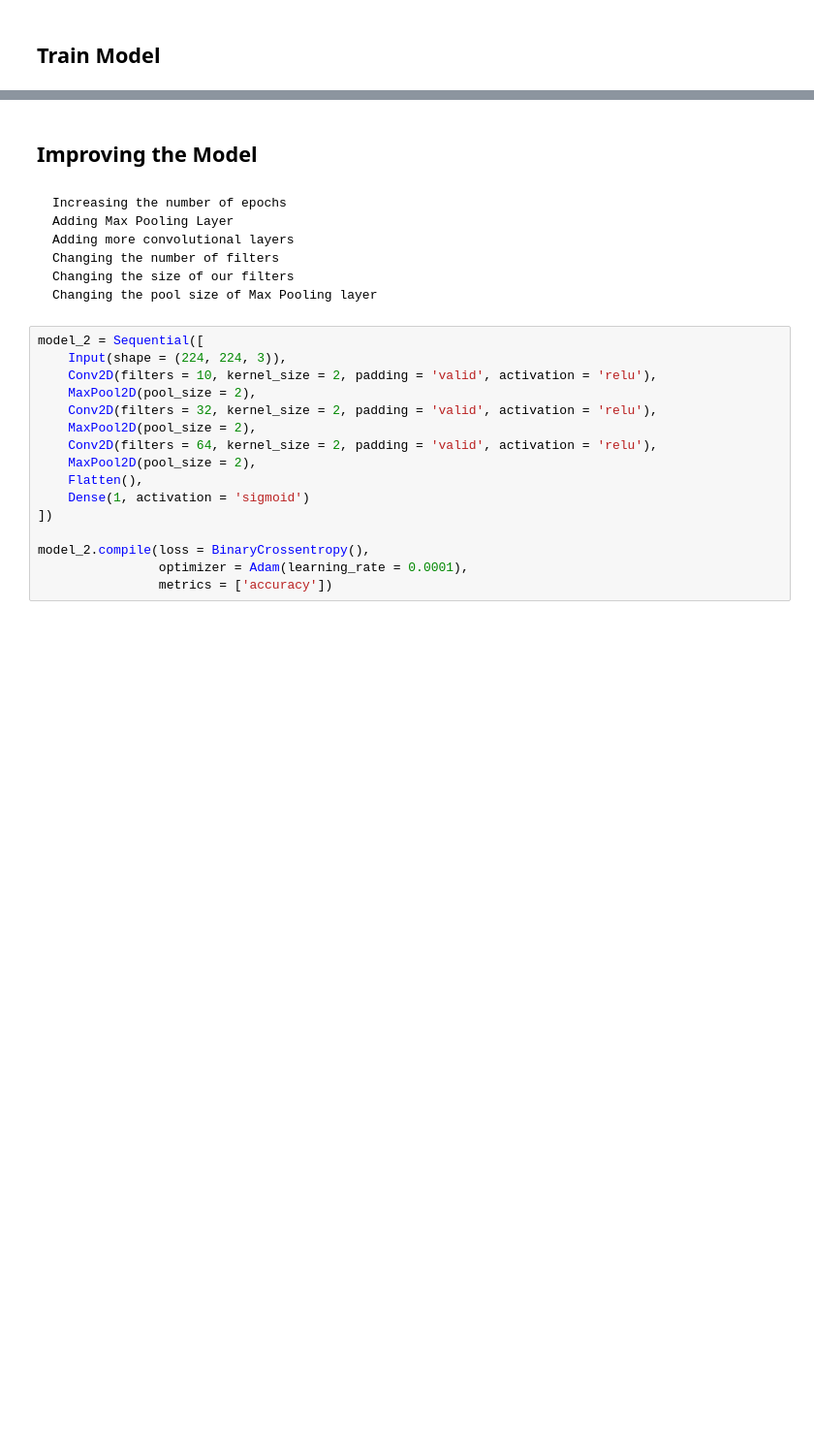
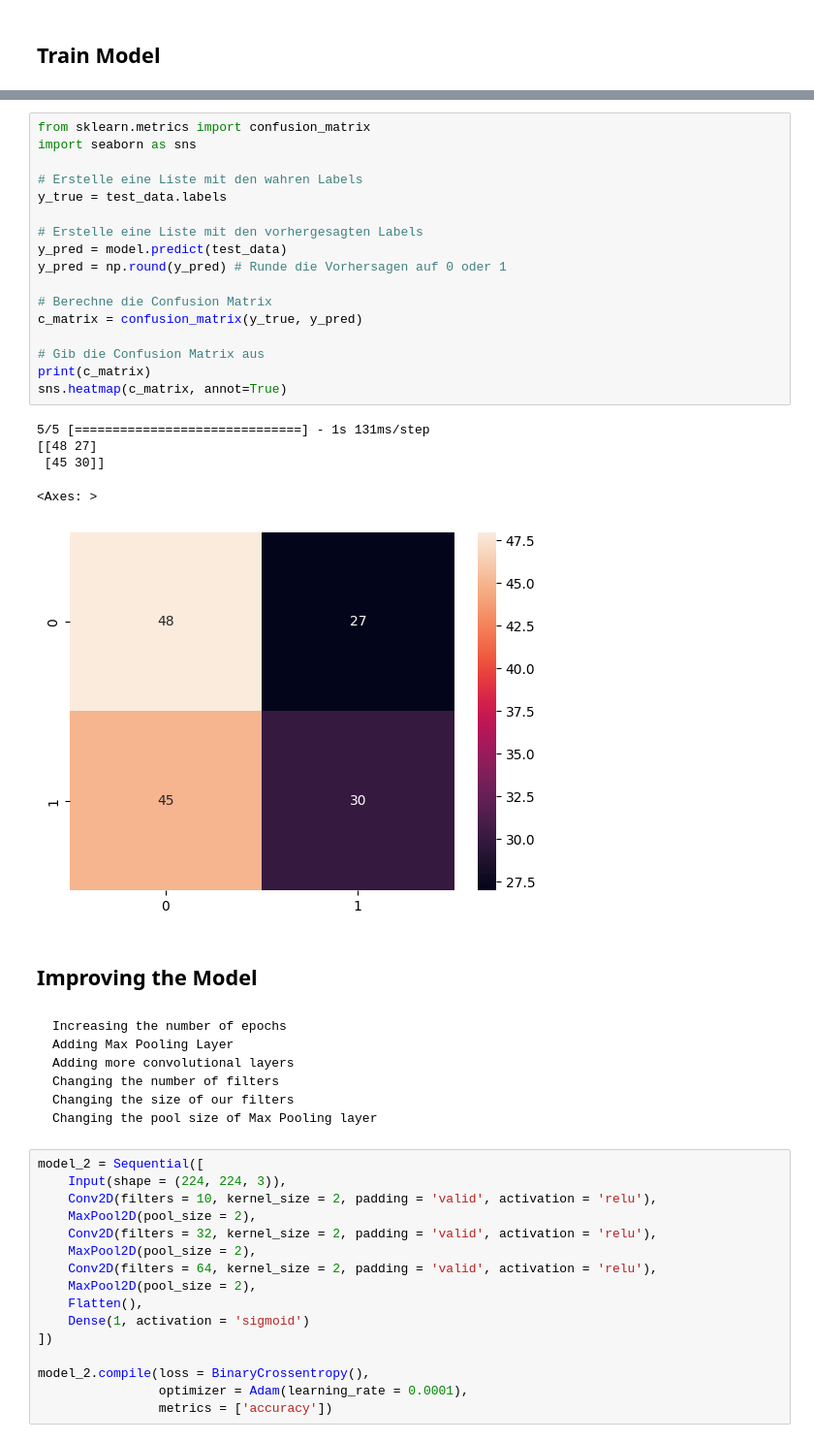
Before and after one commit to danielstuetz/cov-generative-ai, a Jupyter notebook: Pizza_Classification.ipynb, the cells around one changed output, grey strips where cells are left out. Shown at 97% size. Cells and saved outputs as stored; diff of their text form; blank space fills up the shorter version.

```diff
--- a/Pizza_Classification.ipynb
+++ b/Pizza_Classification.ipynb
@@ -156,3 +150,26 @@ Test accuracy: 0.7066666483879089
+# %%
+from sklearn.metrics import confusion_matrix
+import seaborn as sns
+
+# Erstelle eine Liste mit den wahren Labels
+y_true = test_data.labels
+
+# Erstelle eine Liste mit den vorhergesagten Labels
+y_pred = model.predict(test_data)
+y_pred = np.round(y_pred) # Runde die Vorhersagen auf 0 oder 1
+
+# Berechne die Confusion Matrix
+c_matrix = confusion_matrix(y_true, y_pred)
+
+# Gib die Confusion Matrix aus
+print(c_matrix)
+sns.heatmap(c_matrix, annot=True)
+# %% [output]
+5/5 [==============================] - 1s 131ms/step
+[[48 27]
+ [45 30]]
+<Axes: >
+[figure, added]
 # %% [markdown]
 ## Improving the Model
 # %% [markdown]
```
Also changed, not shown: parts of 9 cells of this notebook.
